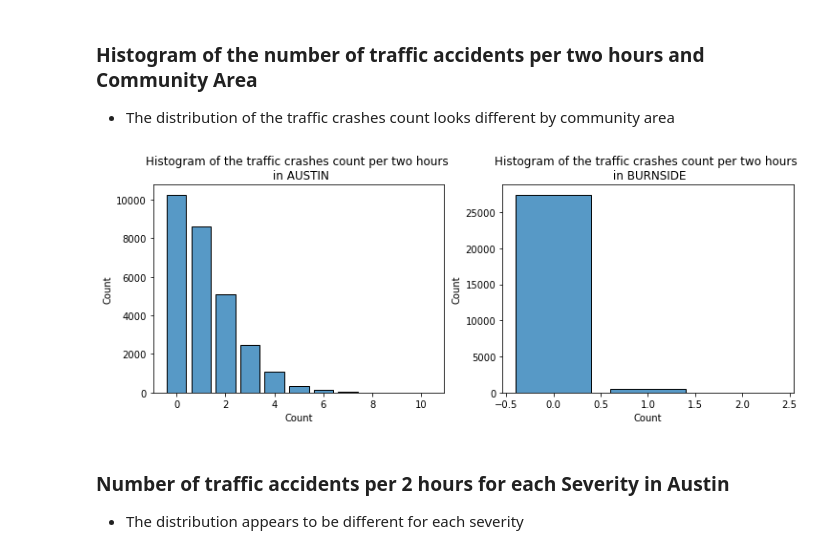
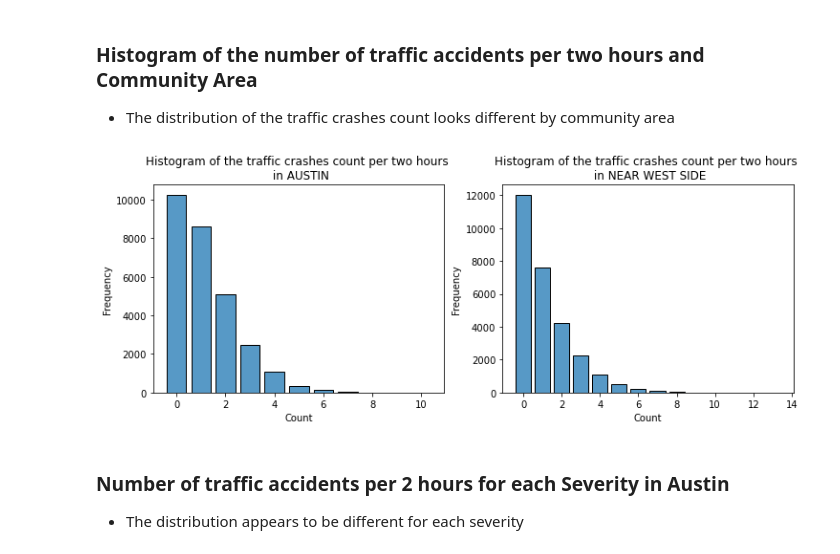
Before and after one commit to kosawa26/Capstone, a Jupyter notebook: GLM.ipynb, the cells around one changed output. Saved outputs shown, nothing was run; the diff lists cells and outputs as text; code cells hidden in the pictures.

```diff
--- a/GLM.ipynb
+++ b/GLM.ipynb
@@ -233,12 +234,14 @@ by_comm = df_agg[["Year", "Month", "Day", "Time_frame", "Community_area", "Count
 # %%
 fig, axes = plt.subplots(1,2, figsize=(12, 4))
 sns.histplot(by_comm[by_comm.Community_area=="AUSTIN"].Count, discrete=True, shrink=0.8, ax=axes[0])
 axes[0].set_title("Histogram of the traffic crashes count per two hours \n in AUSTIN")
-sns.histplot(by_comm[by_comm.Community_area=="BURNSIDE"].Count, discrete=True, shrink=0.8, ax=axes[1])
-axes[1].set_title("Histogram of the traffic crashes count per two hours \n in BURNSIDE")
+axes[0].set_ylabel("Frequency")
+sns.histplot(by_comm[by_comm.Community_area=="NEAR WEST SIDE"].Count, discrete=True, shrink=0.8, ax=axes[1])
+axes[1].set_title("Histogram of the traffic crashes count per two hours \n in NEAR WEST SIDE")
+axes[1].set_ylabel("Frequency")
 plt.show()
 # %% [output]
-[figure, old version]
+[figure, new version]
 # %% [markdown]
 ### Number of traffic accidents per 2 hours for each Severity in Austin
 * The distribution appears to be different for each severity
```
Also changed, not shown: parts of 8 cells of this notebook, 5 other files.
